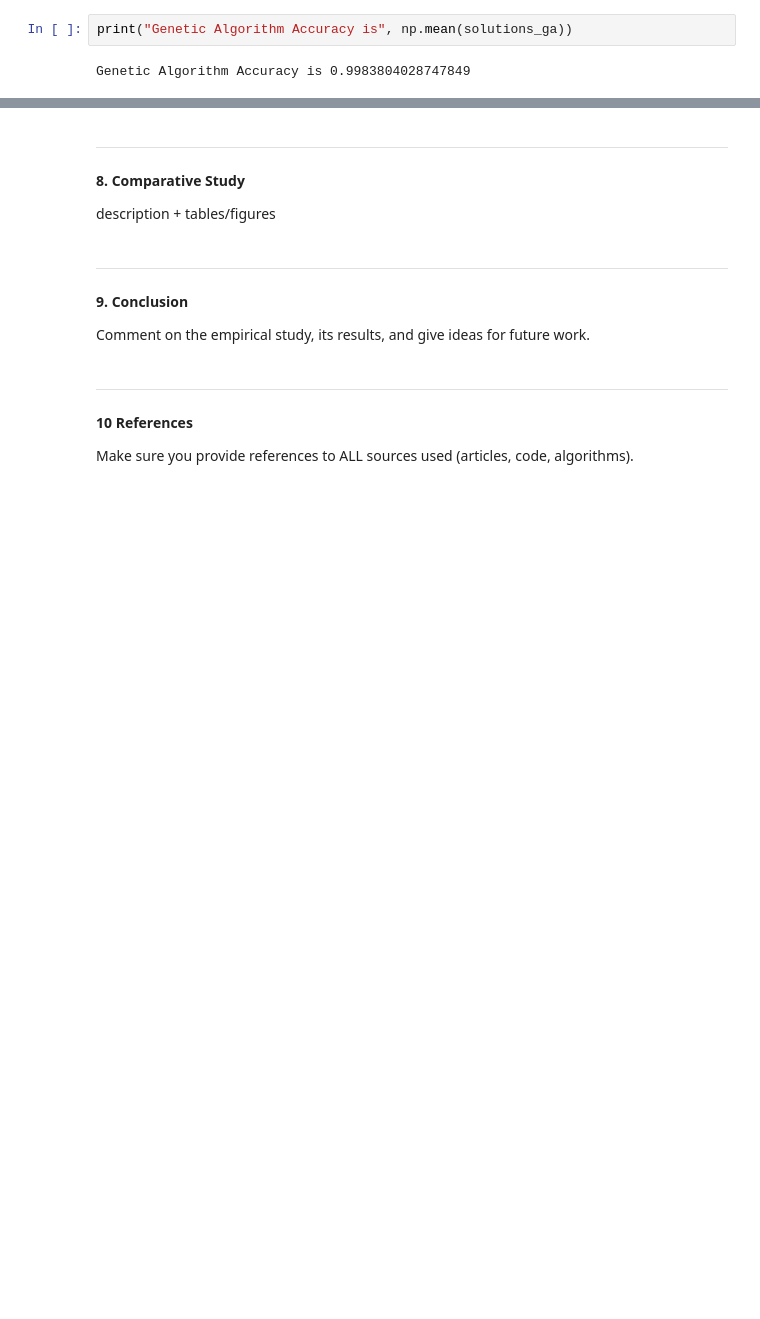
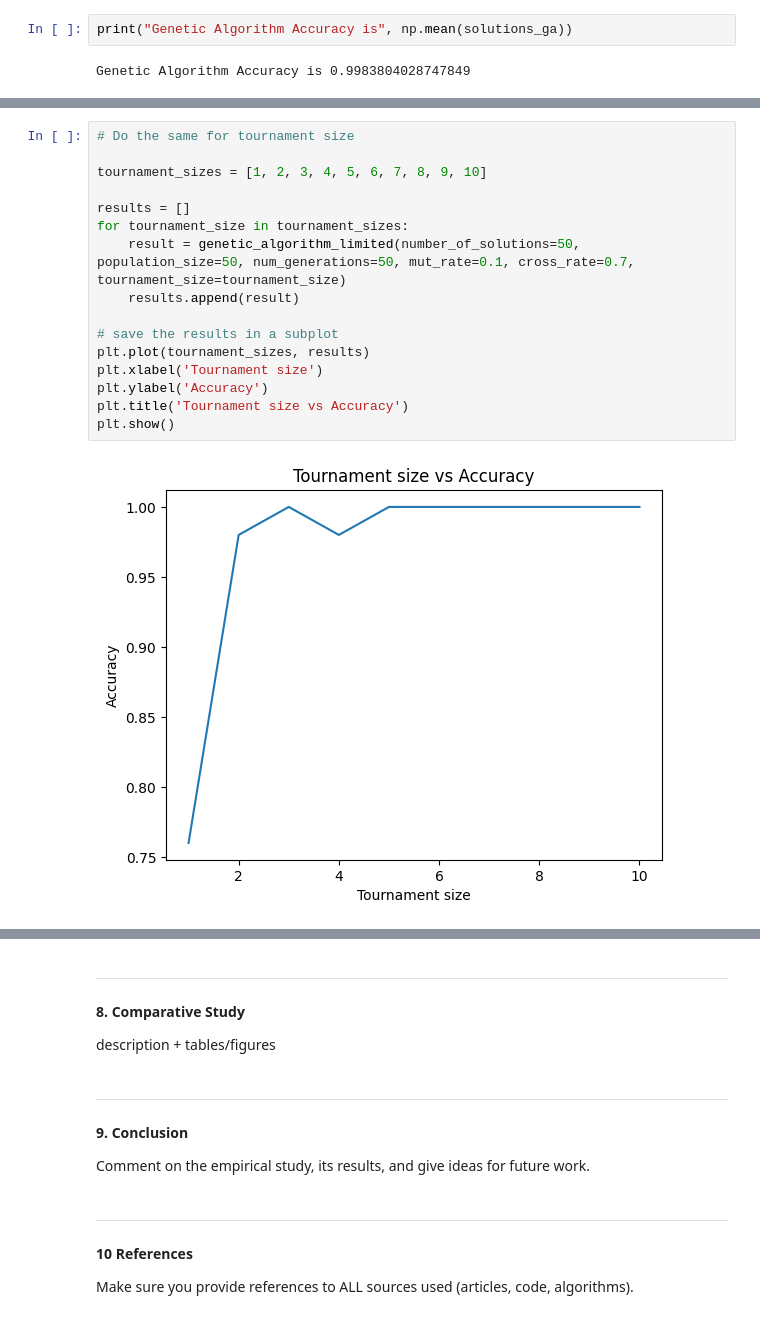
Before and after one commit to sebastiengrd/CSI4106-AI-Assignments, a Jupyter notebook: CSI4106_A1_Group100.ipynb, the cells around one changed output, grey strips where cells are left out. Drawn from its saved outputs; the diff is of its cells as text; blank space fills up the shorter version.

```diff
--- a/CSI4106_A1_Group100.ipynb
+++ b/CSI4106_A1_Group100.ipynb
@@ -383,0 +456,18 @@ Running batch 0
+# %%
+# Do the same for tournament size
+
+tournament_sizes = [1, 2, 3, 4, 5, 6, 7, 8, 9, 10]
+
+results = []
+for tournament_size in tournament_sizes:
+    result = genetic_algorithm_limited(number_of_solutions=50, population_size=50, num_generations=50, mut_rate=0.1, cross_rate=0.7, tournament_size=tournament_size)
+    results.append(result)
+
+# save the results in a subplot
+plt.plot(tournament_sizes, results)
+plt.xlabel('Tournament size')
+plt.ylabel('Accuracy')
+plt.title('Tournament size vs Accuracy')
+plt.show()
+# %% [output]
+[figure, added]
```
Also changed, not shown: parts of 14 cells of this notebook.
